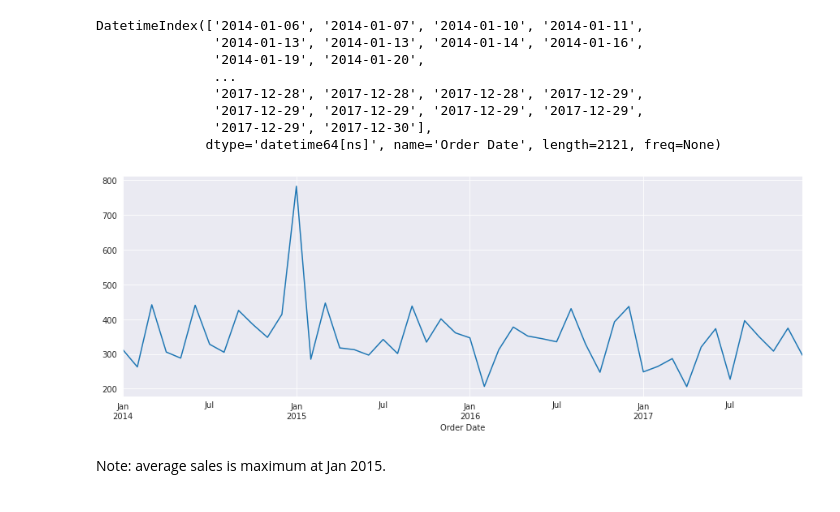
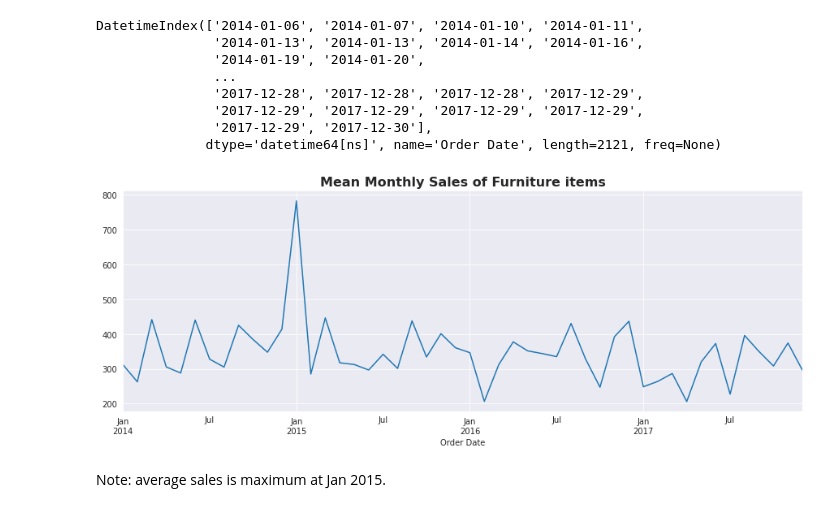
Before and after one commit to Sruthyb/RIO-125-TCS-iON, a Jupyter notebook: TCS_internship.ipynb, the cells around one changed output. Saved outputs shown, nothing was run; the diff lists cells and outputs as text; code cells hidden in the pictures.

```diff
--- a/TCS_internship.ipynb
+++ b/TCS_internship.ipynb
@@ -294,9 +303,10 @@ y_furniture = furniture_data['Sales'].resample('MS').mean()
 # %%
 #observing mean monthly sales of furnitures
 y_furniture.plot(figsize = (15,5))
+plt.title('Mean Monthly Sales of Furniture items', fontsize=16, fontweight='bold')
 plt.show()
 # %% [output]
-[figure, old version]
+[figure, new version]
 # %% [markdown]
 Note: average sales is maximum at Jan 2015.
 # %%
```
Also changed, not shown: parts of 46 cells of this notebook.
